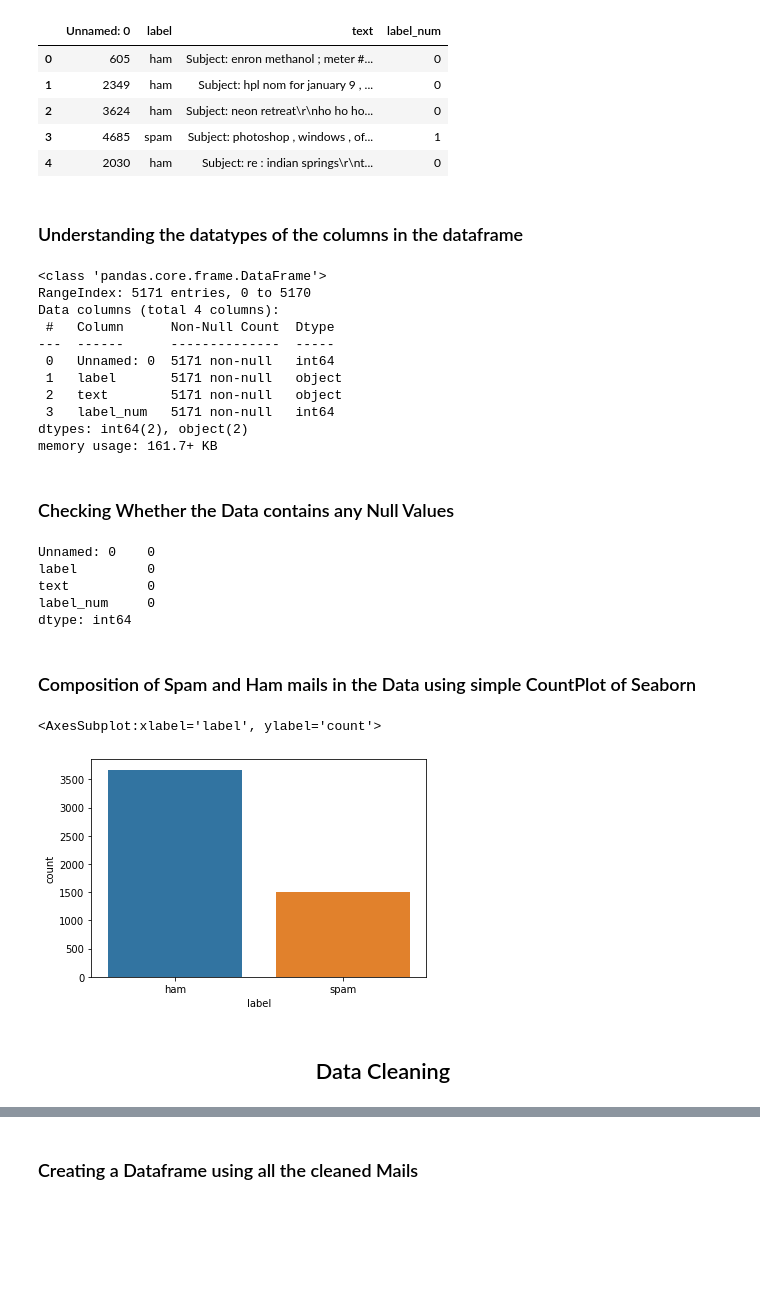
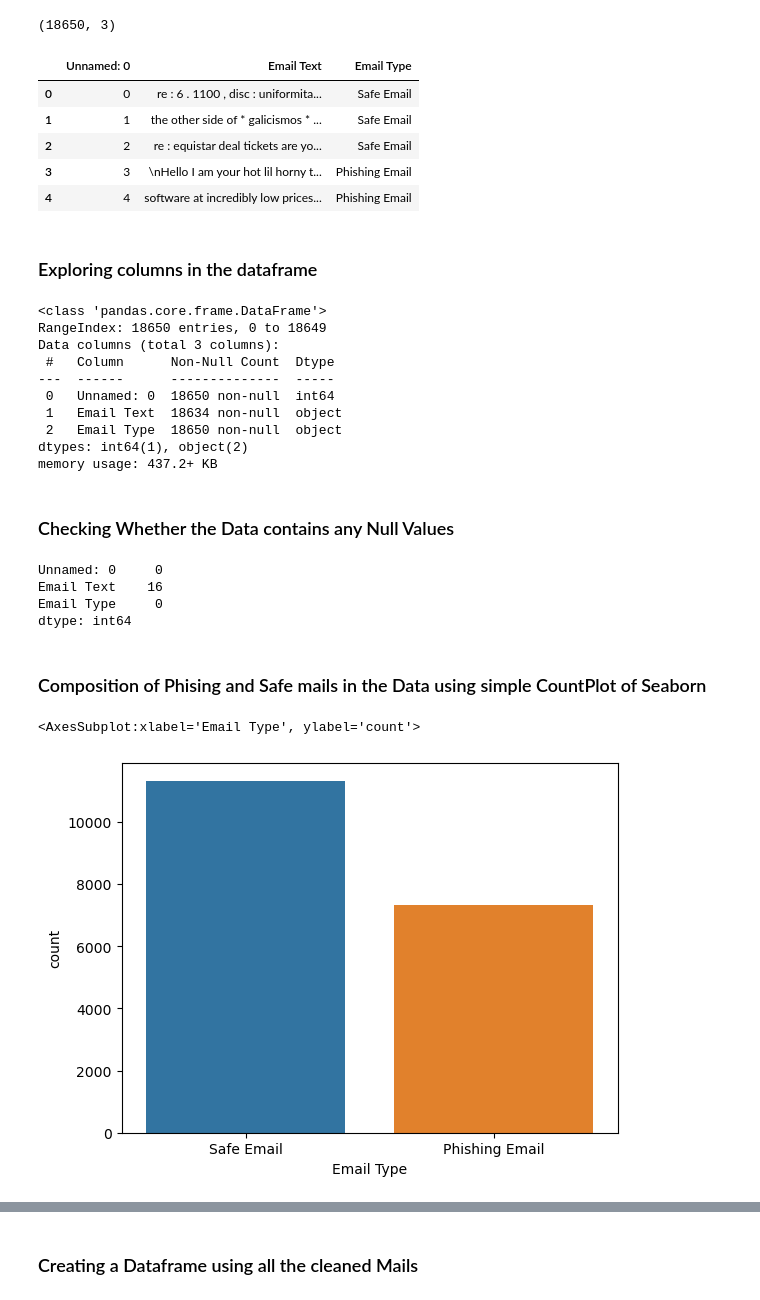
Before and after one commit to L0newolf/NLP_projects, a Jupyter notebook: spam-email-classification-using-word2vec.ipynb, the cells around one changed output, grey strips where cells are left out. Cells and saved outputs as stored; diff of their text form; code cells hidden in the pictures; blank space fills up the shorter version.

```diff
--- a/spam-email-classification-using-word2vec.ipynb
+++ b/spam-email-classification-using-word2vec.ipynb
@@ -24,46 +9,46 @@ for dirname, _, filenames in os.walk('/kaggle/input'):
 # %%
-df=pd.read_csv('/kaggle/input/spam-mails-dataset/spam_ham_dataset.csv')
+# Read in data
+df = pd.read_csv('./dataset/Phishing_Email.csv')
+print(df.shape)
+
 df.head()
 # %% [output]
+(18650, 3)
-|  | Unnamed: 0 | label | text | label_num |
-| 0 | 605 | ham | Subject: enron methanol ; meter #... | 0 |
-| 1 | 2349 | ham | Subject: hpl nom for january 9 , ... | 0 |
-| 2 | 3624 | ham | Subject: neon retreat\r\nho ho ho... | 0 |
-| 3 | 4685 | spam | Subject: photoshop , windows , of... | 1 |
-| 4 | 2030 | ham | Subject: re : indian springs\r\nt... | 0 |
+|  | Unnamed: 0 | Email Text | Email Type |
+| 0 | 0 | re : 6 . 1100 , disc : uniformita... | Safe Email |
+| 1 | 1 | the other side of * galicismos * ... | Safe Email |
+| 2 | 2 | re : equistar deal tickets are yo... | Safe Email |
+| 3 | 3 | \nHello I am your hot lil horny t... | Phishing Email |
+| 4 | 4 | software at incredibly low prices... | Phishing Email |
 # %% [markdown]
-### Understanding the datatypes of the columns in the dataframe
+### Exploring columns in the dataframe
 # %%
 df.info()
 # %% [output]
 <class 'pandas.core.frame.DataFrame'>
-RangeIndex: 5171 entries, 0 to 5170
-Data columns (total 4 columns):
+RangeIndex: 18650 entries, 0 to 18649
+Data columns (total 3 columns):
  #   Column      Non-Null Count  Dtype
 ---  ------      --------------  -----
- 0   Unnamed: 0  5171 non-null   int64
- 1   label       5171 non-null   object
- 2   text        5171 non-null   object
- 3   label_num   5171 non-null   int64
-dtypes: int64(2), object(2)
-memory usage: 161.7+ KB
+ 0   Unnamed: 0  18650 non-null  int64
+ 1   Email Text  18634 non-null  object
+ 2   Email Type  18650 non-null  object
+dtypes: int64(1), object(2)
+memory usage: 437.2+ KB
 # %% [markdown]
 ### Checking Whether the Data contains any Null Values
 # %%
 df.isna().sum()
 # %% [output]
-Unnamed: 0    0
-label         0
-text          0
-label_num     0
+Unnamed: 0     0
+Email Text    16
+Email Type     0
 dtype: int64
 # %% [markdown]
-### Composition of Spam and Ham mails in the Data using simple CountPlot of Seaborn
+### Composition of Phising and Safe mails in the Data using simple CountPlot of Seaborn
 # %%
 import seaborn as sns
-sns.countplot(x="label",data=df)
+sns.countplot(x="Email Type",data=df)
 # %% [output]
-<AxesSubplot:xlabel='label', ylabel='count'>
+<AxesSubplot:xlabel='Email Type', ylabel='count'>
-[figure, old version]
+[figure, new version]
-# %% [markdown]
-## <center> Data Cleaning </center>
```
Also changed, not shown: parts of 27 cells of this notebook.
